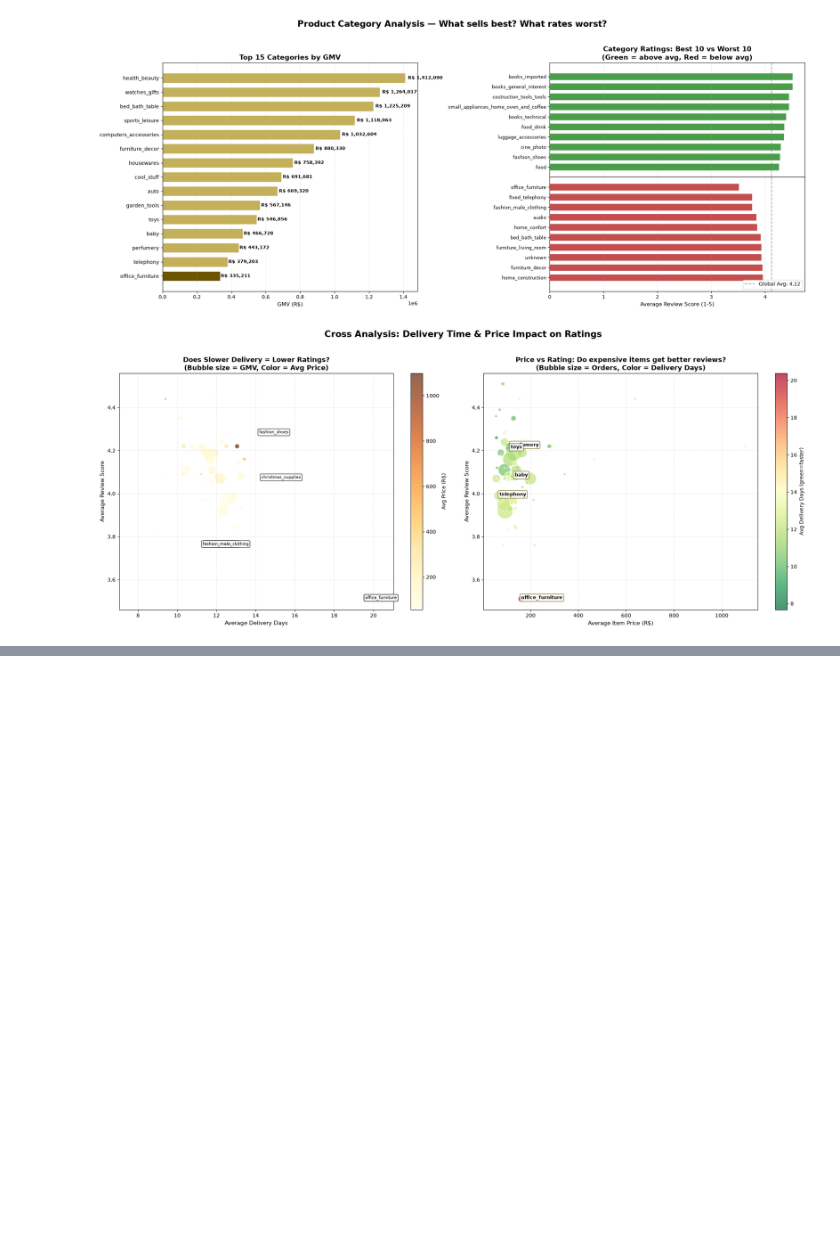
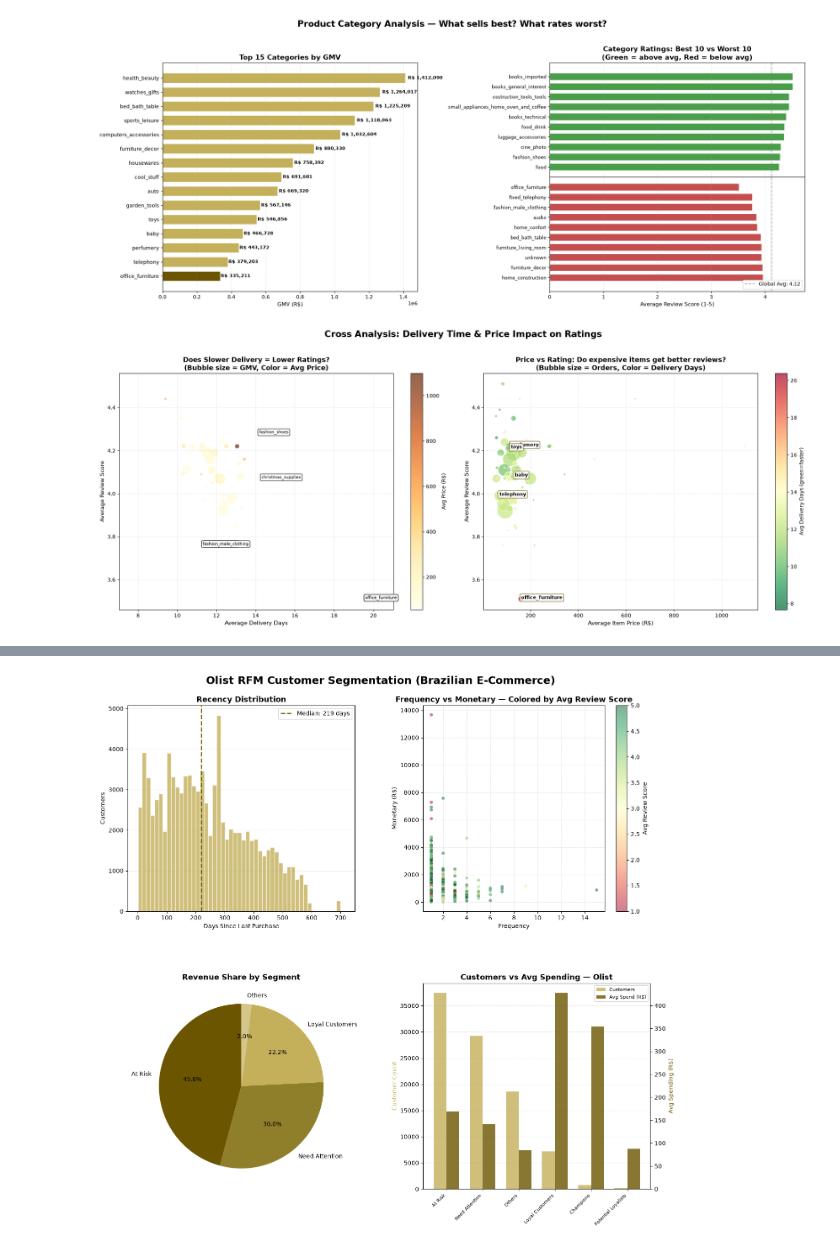
Before and after one commit to lxthappt/e-commerce-analysis, a Jupyter notebook: olist_analysis.ipynb, the cells around one changed output, grey strips where cells are left out. Saved outputs shown, nothing was run; the diff lists cells and outputs as text; code cells hidden in the pictures; blank space fills up the shorter version.

Commit message:
feat(Olist): RFM客户分层(按customer_unique_id)

```diff
--- a/olist_analysis.ipynb
+++ b/olist_analysis.ipynb
@@ -916,0 +1048,69 @@ plt.show()
+# %%
+# ===== Cell 24：Olist RFM 四合一可视化 + vs UK 对比 =====
+
+fig, axes = plt.subplots(2, 2, figsize=(16, 14))
+fig.suptitle('Olist RFM Customer Segmentation (Brazilian E-Commerce)',
+             fontsize=18, fontweight='bold', y=0.98)
+
+highlight = '#6b5500'
+secondary = '#c4b05a'
+
+# 子图1：Recency 分布
+ax1 = axes[0, 0]
+ax1.hist(rfm['Recency'], bins=50, color=secondary, edgecolor='white', alpha=0.8)
+ax1.axvline(rfm['Recency'].median(), color=highlight, linewidth=2,
+            linestyle='--', label=f'Median: {rfm["Recency"].median():.0f} days')
+ax1.set_title('Recency Distribution', fontsize=13, fontweight='bold')
+ax1.set_xlabel('Days Since Last Purchase'); ax1.set_ylabel('Customers')
+ax1.legend(); ax1.grid(axis='y', alpha=0.3, linestyle='--')
+
+# 子图2：F vs M 散点图（加评分维度）
+ax2 = axes[0, 1]
+# 把平均评分 join 到 rfm 中
+cust_avg_score = df.groupby('customer_unique_id')['review_score'].mean()
+rfm_with_score = rfm.merge(cust_avg_score, on='customer_unique_id', how='left')
+scatter = ax2.scatter(
+    rfm_with_score['Frequency'], rfm_with_score['Monetary'],
+    c=rfm_with_score['review_score'].fillna(3), cmap='RdYlGn',
+    alpha=0.5, edgecolor='white', linewidth=0.3, s=30
+)
+ax2.set_xlabel('Frequency'); ax2.set_ylabel('Monetary (R$)')
+ax2.set_title('Frequency vs Monetary — Colored by Avg Review Score', fontsize=13, fontweight='bold')
+cbar = plt.colorbar(scatter, ax=ax2)
+cbar.set_label('Avg Review Score', fontsize=10)
+ax2.grid(alpha=0.3, linestyle='--')
+
+# 子图3：营收占比饼图
+ax3 = axes[1, 0]
+seg_rev = rfm.groupby('Segment')['Monetary'].sum().sort_values(ascending=False)
+threshold = seg_rev.sum() * 0.02
+seg_plot = seg_rev[seg_rev >= threshold].copy()
+if seg_rev[seg_rev < threshold].sum() > 0:
+    seg_plot['Others'] = seg_rev[seg_rev < threshold].sum()
+ax3.pie(seg_plot.values, labels=seg_plot.index,
+        colors=['#6b5500', '#8f7f2a', '#c4b05a', '#d4c58a', '#f8f4d9'][:len(seg_plot)],
+        autopct='%1.1f%%', startangle=90)
+ax3.set_title('Revenue Share by Segment', fontsize=13, fontweight='bold')
+
+# 子图4：分段人数 vs 平均消费
+ax4 = axes[1, 1]
+seg_count = rfm.groupby('Segment').size().sort_values(ascending=False)
+seg_avg_m = rfm.groupby('Segment')['Monetary'].mean().reindex(seg_count.index)
+x = range(len(seg_count))
+w = 0.35
+ax4.bar([i - w/2 for i in x], seg_count.values, w, color=secondary, alpha=0.8, label='Customers')
+ax4_twin = ax4.twinx()
+ax4_twin.bar([i + w/2 for i in x], seg_avg_m.values, w, color=highlight, alpha=0.8, label='Avg Spend (R$)')
+ax4.set_xticks(x); ax4.set_xticklabels(seg_count.index, rotation=45, ha='right', fontsize=8)
+ax4.set_ylabel('Customer Count', color=secondary)
+ax4_twin.set_ylabel('Avg Spending (R$)', color=highlight)
+ax4.set_title('Customers vs Avg Spending — Olist', fontsize=13, fontweight='bold')
+lines1, labels1 = ax4.get_legend_handles_labels()
+lines2, labels2 = ax4_twin.get_legend_handles_labels()
+ax4.legend(lines1 + lines2, labels1 + labels2, loc='upper right', fontsize=8)
+ax4.grid(axis='y', alpha=0.3, linestyle='--')
+
+plt.subplots_adjust(top=0.93, hspace=0.35, wspace=0.3)
+plt.show()
+# %% [output]
+[figure, added]
```
Also changed, not shown: parts of 2 cells of this notebook.
